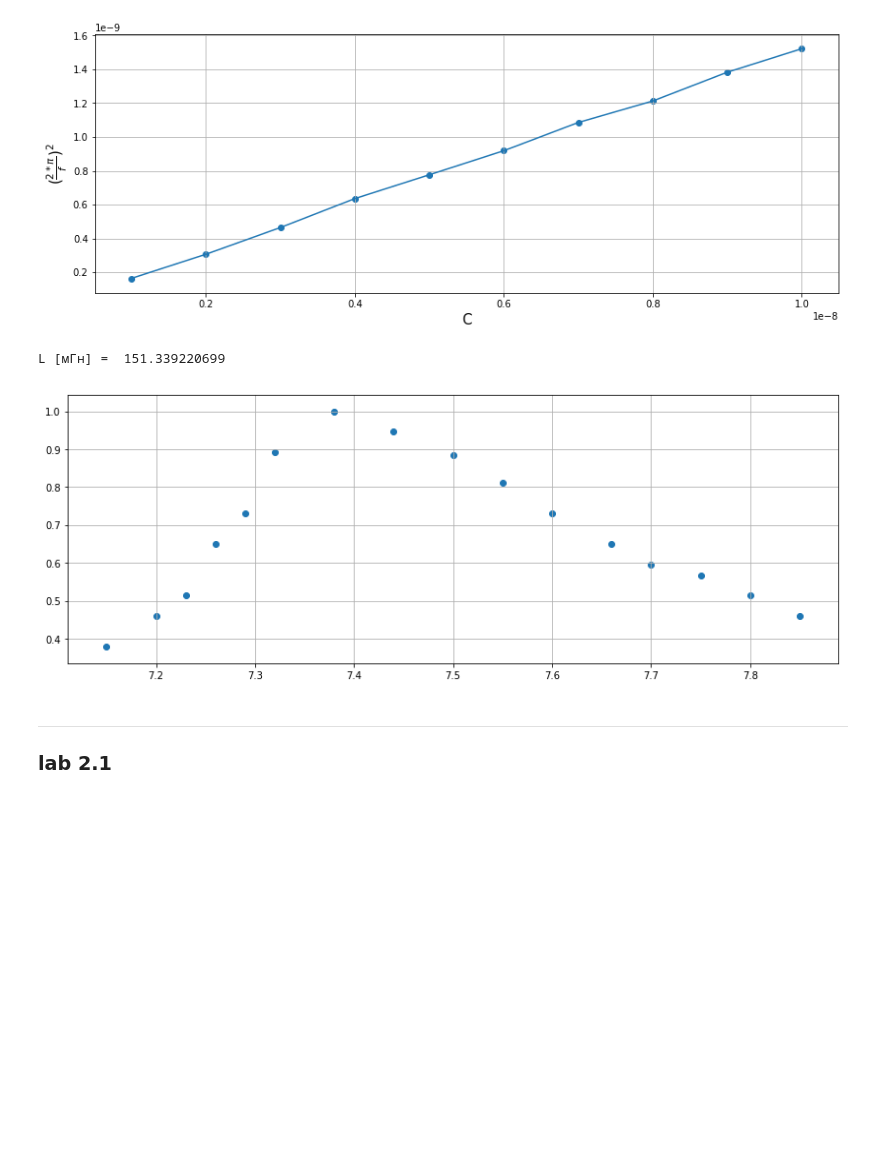
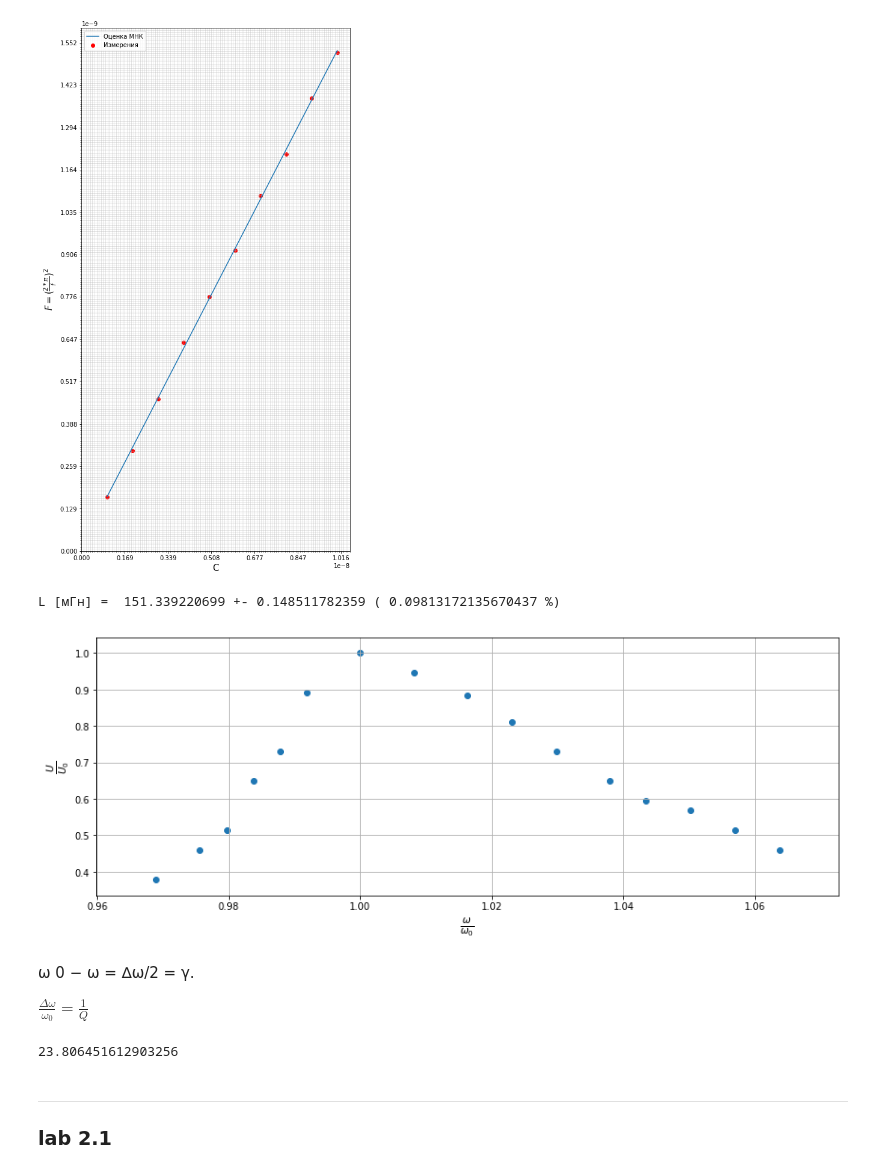
Before and after one commit to shevkunov/workout, a Jupyter notebook: labs/lab2.2 - lab2.1.ipynb, the cells around one changed output. Cells and saved outputs as stored; diff of their text form; code cells hidden in the pictures; blank space fills up the shorter version.

```diff
--- a/labs/lab2.2 - lab2.1.ipynb
+++ b/labs/lab2.2 - lab2.1.ipynb
@@ -17,20 +29,12 @@ nu, freqs
 # %%
-plt.figure(figsize=(14, 5))
-y = (1./(2. * np.pi * freqs)**2)
-a, b, sigma_a, sigma_b = eval_mnk(nu , y)
-# plt.plot([nu.min(), nu.max()], b * np.array([nu.min(), nu.max()]) + a)
-plt.plot(nu, y)
-plt.scatter(nu, y)
-plt.xlabel("C", fontsize=15)
-plt.ylabel(r"$(\frac{2*\pi}{f})^2$", fontsize=15)
-plt.grid()
-plt.show()
+F = (1./(2. * np.pi * freqs)**2)
+a, b, sigma_a, sigma_b = linPlot(nu, F, xlabel="C", ylabel=r"$F = (\frac{2*\pi}{f})^2$", labplot=True)
 # %% [output]
-[figure, old version]
+[figure, new version]
-# %%
-print("L [мГн] = ", b* 1e3)
-# %% [output]
-L [мГн] =  151.339220699
+# %%
+sciPrintR(b *1e3, sigma_b, "L [мГн] = ")
+# %% [output]
+L [мГн] =  151.339220699 +- 0.148511782359 ( 0.09813172135670437 %)
 # %%
 f_resonance = 7.37
 # %%
@@ -45,12 +49,26 @@ ux = np.array(
     [6.  , 6.  , 6.  , 6.  , 6.  , 6.  , 6.  , 6.  , 6.  , 6.  , 6.  , 6.  , 6.  , 6.  , 6.  , 6.]
 )  #0.1 В
 # %%
+
 plt.figure(figsize=(14, 5))
-plt.scatter(f, uy / uy.max())
+plt.scatter(f / f[0], uy / uy.max())
+#plt.plot(f / f[0], uy / uy.max())
+plt.xlabel(r"$\frac{\omega}{\omega_0}$", fontsize=15)
+plt.ylabel(r"$\frac{U}{U_0}$", fontsize=15)
 plt.grid()
 plt.show()
 # %% [output]
-[figure, old version]
+[figure, new version]
+# %% [markdown]
+ω 0 − ω = ∆ω/2 = γ.
+
+$\frac{\Delta\omega}{\omega_0} = \frac{1}{Q}$
+# %%
+delta_f = (7.6 - 7.29)
+Q = f[0] / (delta_f )
+Q
+# %% [output]
+23.806451612903256
 # %% [markdown]
 ___________________________________________
 ### lab 2.1
```
Also changed, not shown: parts of 17 cells of this notebook, 1 other file.
